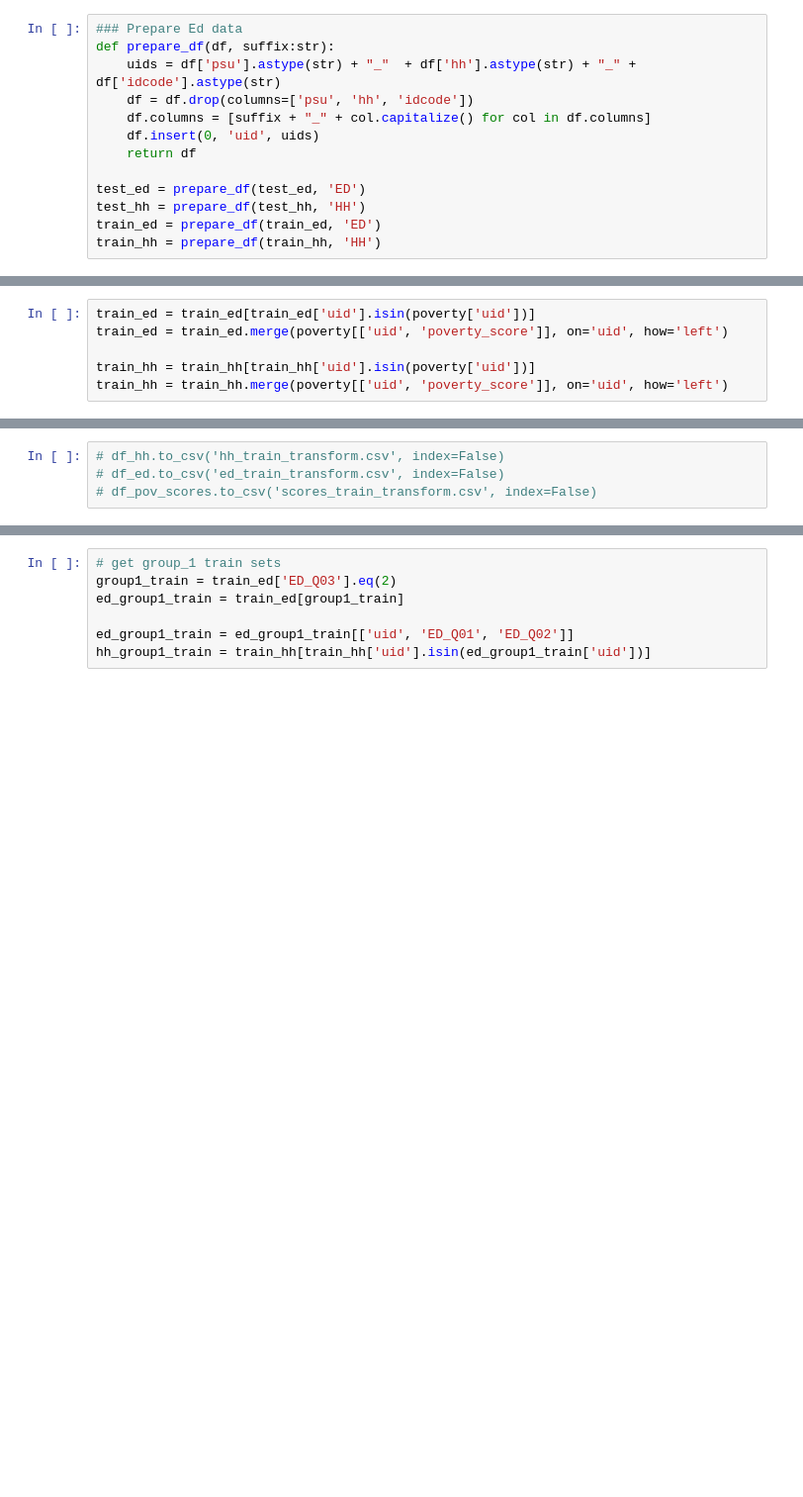
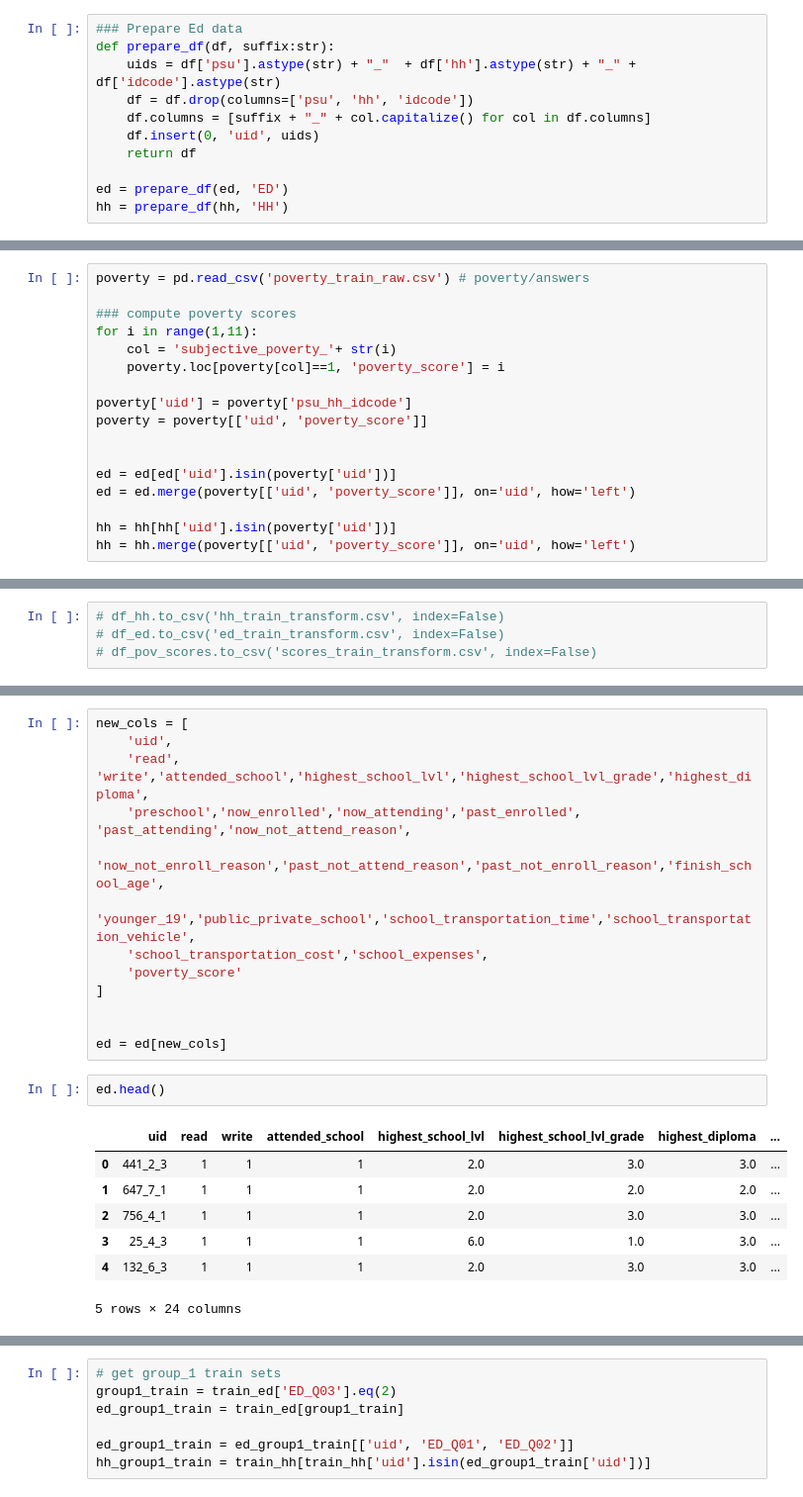
Before and after one commit to jbellogo/Classification, a Jupyter notebook: explorations.ipynb, the cells around one changed output, grey strips where cells are left out. Shown at 99% size. Drawn from its saved outputs; the diff is of its cells as text; blank space fills up the shorter version.

```diff
--- a/explorations.ipynb
+++ b/explorations.ipynb
@@ -33,7 +28,5 @@ def prepare_df(df, suffix:str):
     df.insert(0, 'uid', uids)
     return df
 
-test_ed = prepare_df(test_ed, 'ED')
-test_hh = prepare_df(test_hh, 'HH')
-train_ed = prepare_df(train_ed, 'ED')
-train_hh = prepare_df(train_hh, 'HH')
+ed = prepare_df(ed, 'ED')
+hh = prepare_df(hh, 'HH')
@@ -50,7 +52,18 @@ poverty = poverty[['uid', 'poverty_score']]
 # %%
-train_ed = train_ed[train_ed['uid'].isin(poverty['uid'])]
-train_ed = train_ed.merge(poverty[['uid', 'poverty_score']], on='uid', how='left')
+poverty = pd.read_csv('poverty_train_raw.csv') # poverty/answers
 
-train_hh = train_hh[train_hh['uid'].isin(poverty['uid'])]
-train_hh = train_hh.merge(poverty[['uid', 'poverty_score']], on='uid', how='left')
+### compute poverty scores
+for i in range(1,11):
+    col = 'subjective_poverty_'+ str(i)
+    poverty.loc[poverty[col]==1, 'poverty_score'] = i
+
+poverty['uid'] = poverty['psu_hh_idcode']
+poverty = poverty[['uid', 'poverty_score']]
+
+
+ed = ed[ed['uid'].isin(poverty['uid'])]
+ed = ed.merge(poverty[['uid', 'poverty_score']], on='uid', how='left')
+
+hh = hh[hh['uid'].isin(poverty['uid'])]
+hh = hh.merge(poverty[['uid', 'poverty_score']], on='uid', how='left')
 # %%
@@ -142,0 +122,23 @@ train_ed[''] = train_ed['ED_Q41']
+# %%
+new_cols = [
+    'uid',
+    'read', 'write','attended_school','highest_school_lvl','highest_school_lvl_grade','highest_diploma',
+    'preschool','now_enrolled','now_attending','past_enrolled', 'past_attending','now_not_attend_reason',
+    'now_not_enroll_reason','past_not_attend_reason','past_not_enroll_reason','finish_school_age',
+    'younger_19','public_private_school','school_transportation_time','school_transportation_vehicle',
+    'school_transportation_cost','school_expenses',
+    'poverty_score'
+]
+
+
+ed = ed[new_cols]
+# %%
+ed.head()
+# %% [output]
+|  | uid | read | write | attended_school | highest_school_lvl | highest_school_lvl_grade | highest_diploma | ... |
+| 0 | 441_2_3 | 1 | 1 | 1 | 2.0 | 3.0 | 3.0 | ... |
+| 1 | 647_7_1 | 1 | 1 | 1 | 2.0 | 2.0 | 2.0 | ... |
+| 2 | 756_4_1 | 1 | 1 | 1 | 2.0 | 3.0 | 3.0 | ... |
+| 3 | 25_4_3 | 1 | 1 | 1 | 6.0 | 1.0 | 3.0 | ... |
+| 4 | 132_6_3 | 1 | 1 | 1 | 2.0 | 3.0 | 3.0 | ... |
+5 rows × 24 columns
```
Also changed, not shown: parts of 22 cells of this notebook.
